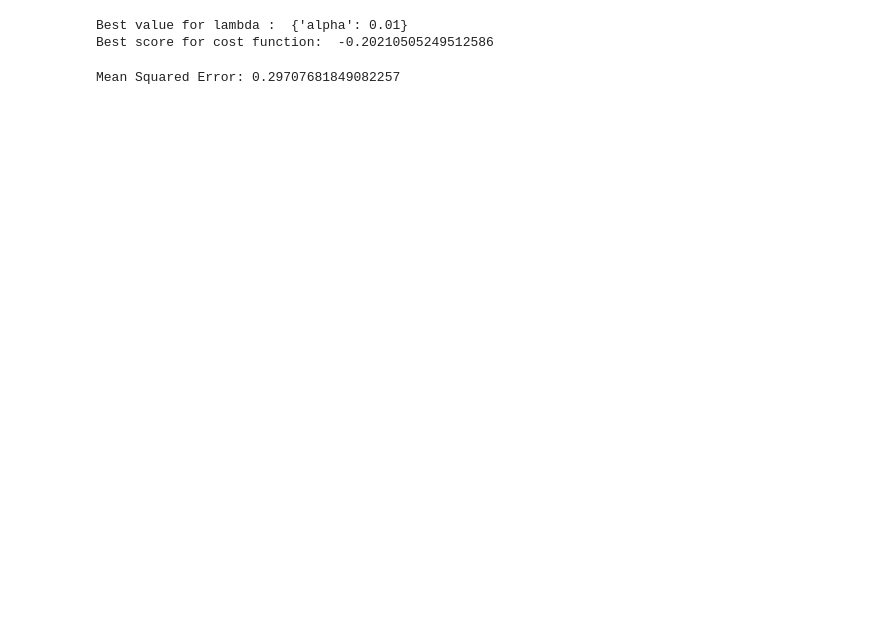
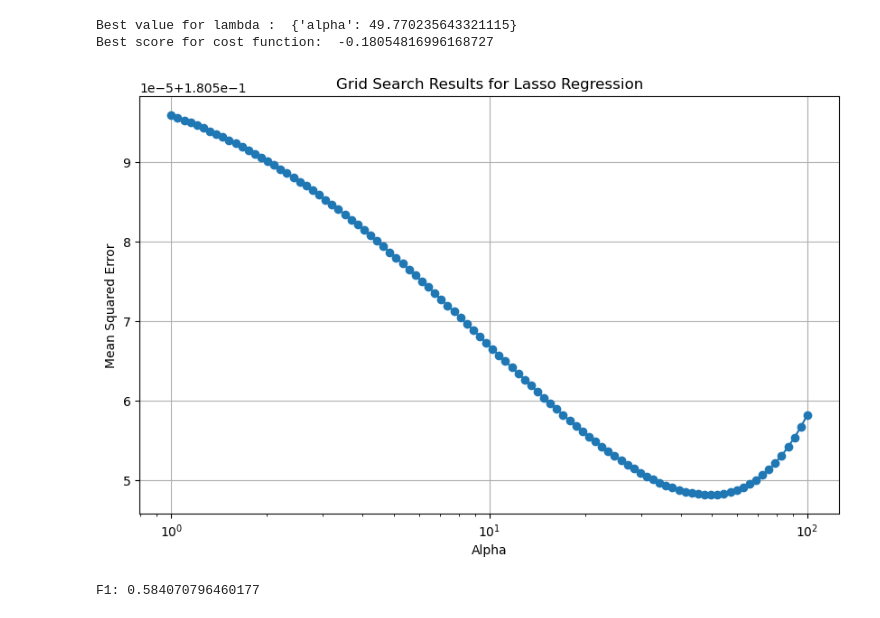
Before and after one commit to solinemignot/statapp_sujet26, a Jupyter notebook: Partie2_ML/ml linéaire/ridge.ipynb, the cells around one changed output. Saved outputs shown, nothing was run; the diff lists cells and outputs as text; code cells hidden in the pictures; blank space fills up the shorter version.

```diff
--- a/Partie2_ML/ml linéaire/ridge.ipynb
+++ b/Partie2_ML/ml linéaire/ridge.ipynb
@@ -45,14 +206,30 @@ y_test = y_test.loc[X_test.index]
 
 #Trouver le alpha optimal
 RidgeRegression = Ridge()
-hyperParameters = {'alpha':[1e-15,1e-10,1e-8,1e-3,1e-2,1,5,10,20,30,35,40,45,50,55,100]}
+hyperParameters = {'alpha':np.logspace(0, 2, 100)}
 ridgeRegressor = GridSearchCV(RidgeRegression, hyperParameters, scoring='neg_mean_squared_error', cv=5)
 ridgeRegressor.fit(X_train_imp,y_train)
 
 print("Best value for lambda : ",ridgeRegressor.best_params_)
 print("Best score for cost function: ", ridgeRegressor.best_score_)
 # %% [output]
-Best value for lambda :  {'alpha': 0.01}
-Best score for cost function:  -0.20210505249512586
+Best value for lambda :  {'alpha': 49.770235643321115}
+Best score for cost function:  -0.18054816996168727
+# %%
+results = ridgeRegressor.cv_results_
+alphas = results['param_alpha']
+scores = -results['mean_test_score']
+
+# Plot
+plt.figure(figsize=(10, 6))
+plt.plot(alphas, scores, marker='o', linestyle='-')
+plt.xscale('log')
+plt.xlabel('Alpha')
+plt.ylabel('Mean Squared Error')
+plt.title('Grid Search Results for Lasso Regression')
+plt.grid(True)
+plt.show()
+# %% [output]
+[figure, added]
 # %%
 #Créer le modèle linéaire et l'entrainer sur les bases test
@@ -66,11 +243,11 @@ for i in range(len(y_pred)):
     if y_pred[i]>(1/2):
         y_pred[i]=int(1)
     else: y_pred[i]=int(0)
-# %%
-mse = mean_squared_error(y_test, y_pred)
-print("Mean Squared Error:", mse)
-# %% [output]
-Mean Squared Error: 0.29707681849082257
+# %%
+f1 = f1_score(y_test, y_pred)
+print("F1:", f1)
+# %% [output]
+F1: 0.584070796460177
 # %%
 # On récupère les coefficients
 coefficients = model.coef_
```
Also changed, not shown: parts of 6 cells of this notebook, 4 other files.
